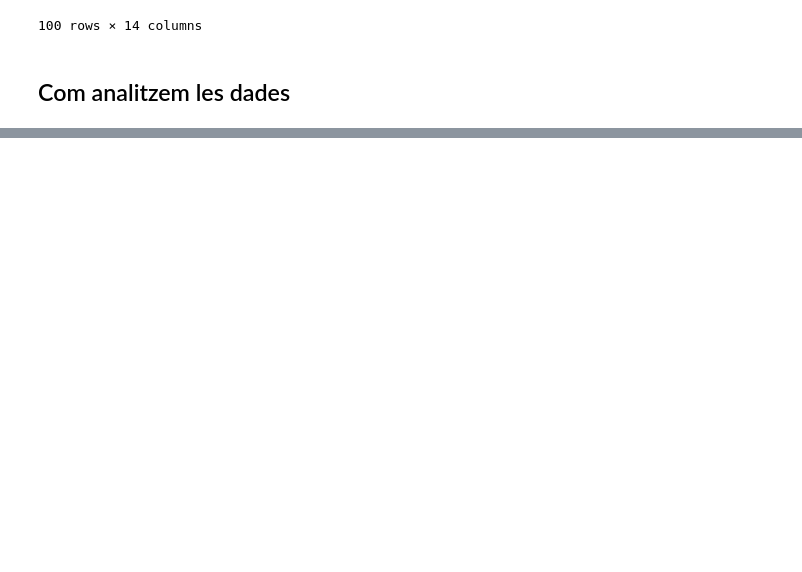
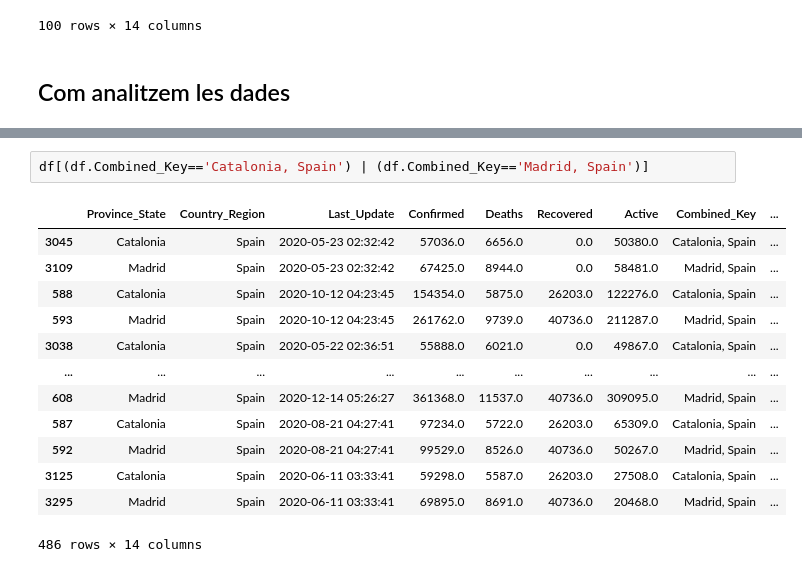
Before and after one commit to jmcarbo/databases, a Jupyter notebook: database_colab.ipynb, the cells around one changed output, grey strips where cells are left out. Cells and saved outputs as stored; diff of their text form; blank space fills up the shorter version.

```diff
--- a/database_colab.ipynb
+++ b/database_colab.ipynb
@@ -191 +234,17 @@ df[pd.isnull(df.Population)].sort_values(['Date']).tail(100)
+# %%
+df[(df.Combined_Key=='Catalonia, Spain') | (df.Combined_Key=='Madrid, Spain')]
+# %% [output]
+|  | Province_State | Country_Region | Last_Update | Confirmed | Deaths | Recovered | Active | Combined_Key | ... |
+| 3045 | Catalonia | Spain | 2020-05-23 02:32:42 | 57036.0 | 6656.0 | 0.0 | 50380.0 | Catalonia, Spain | ... |
+| 3109 | Madrid | Spain | 2020-05-23 02:32:42 | 67425.0 | 8944.0 | 0.0 | 58481.0 | Madrid, Spain | ... |
+| 588 | Catalonia | Spain | 2020-10-12 04:23:45 | 154354.0 | 5875.0 | 26203.0 | 122276.0 | Catalonia, Spain | ... |
+| 593 | Madrid | Spain | 2020-10-12 04:23:45 | 261762.0 | 9739.0 | 40736.0 | 211287.0 | Madrid, Spain | ... |
+| 3038 | Catalonia | Spain | 2020-05-22 02:36:51 | 55888.0 | 6021.0 | 0.0 | 49867.0 | Catalonia, Spain | ... |
+| ... | ... | ... | ... | ... | ... | ... | ... | ... | ... |
+| 608 | Madrid | Spain | 2020-12-14 05:26:27 | 361368.0 | 11537.0 | 40736.0 | 309095.0 | Madrid, Spain | ... |
+| 587 | Catalonia | Spain | 2020-08-21 04:27:41 | 97234.0 | 5722.0 | 26203.0 | 65309.0 | Catalonia, Spain | ... |
+| 592 | Madrid | Spain | 2020-08-21 04:27:41 | 99529.0 | 8526.0 | 40736.0 | 50267.0 | Madrid, Spain | ... |
+| 3125 | Catalonia | Spain | 2020-06-11 03:33:41 | 59298.0 | 5587.0 | 26203.0 | 27508.0 | Catalonia, Spain | ... |
+| 3295 | Madrid | Spain | 2020-06-11 03:33:41 | 69895.0 | 8691.0 | 40736.0 | 20468.0 | Madrid, Spain | ... |
+486 rows × 14 columns
 # %%
```
Also changed, not shown: parts of 19 cells of this notebook.
